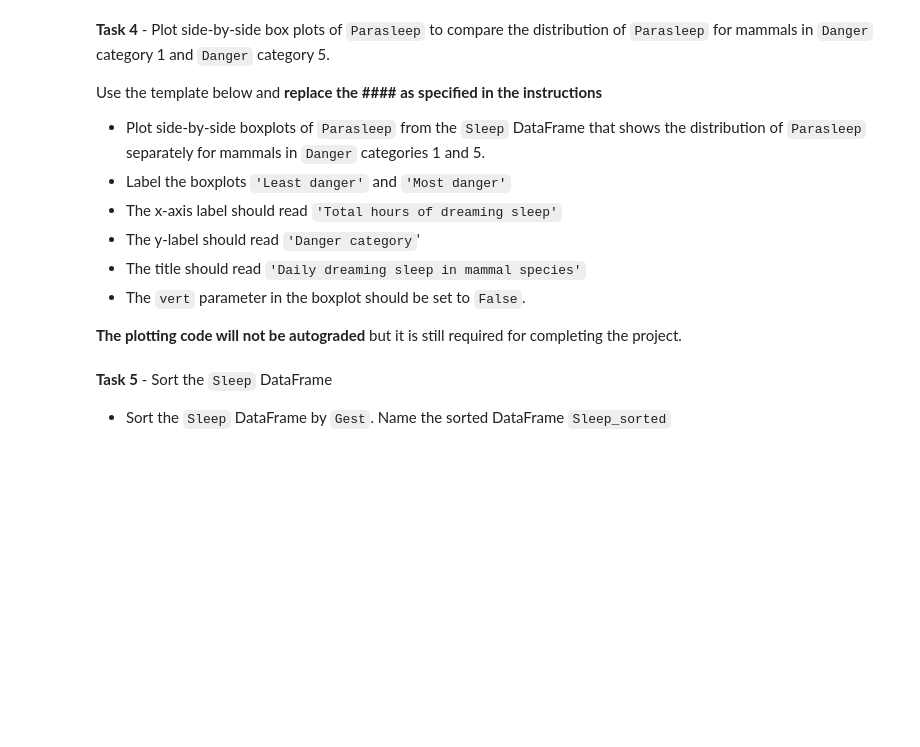
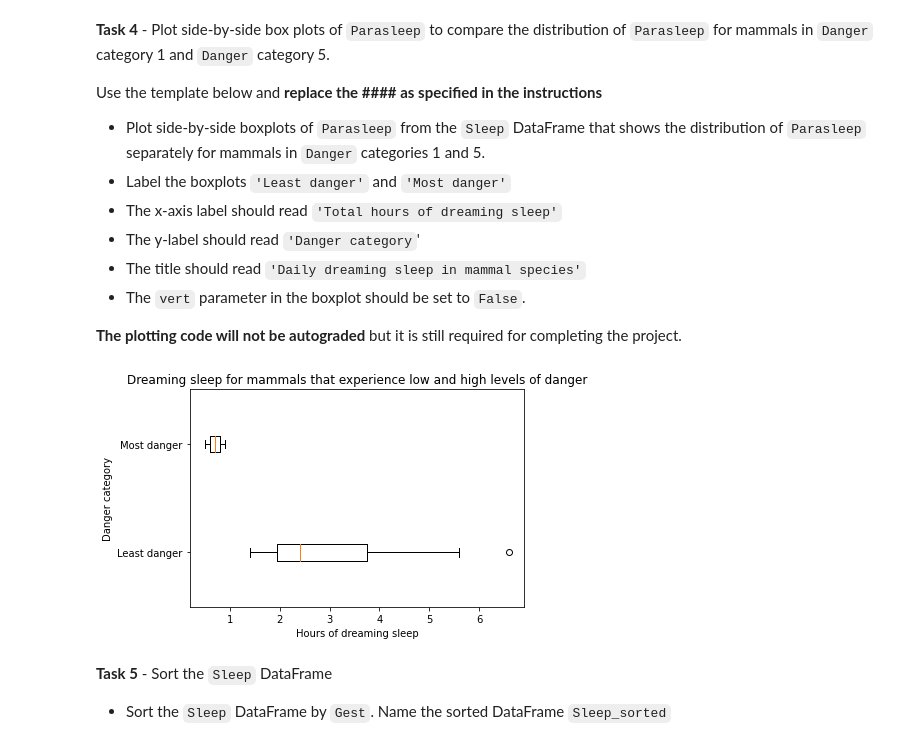
Before and after one commit to write2nk/DS-Unit-1-Sprint-1-Data-Wrangling-and-Storytelling, a Jupyter notebook: module4-make-explanatory-visualizations/LS_DS_114_Make_Explanatory_Visualizations_Assignment_AG.ipynb, the cells around one changed output. Drawn from its saved outputs; the diff is of its cells as text; code cells hidden in the pictures; blank space fills up the shorter version.

```diff
--- a/module4-make-explanatory-visualizations/LS_DS_114_Make_Explanatory_Visualizations_Assignment_AG.ipynb
+++ b/module4-make-explanatory-visualizations/LS_DS_114_Make_Explanatory_Visualizations_Assignment_AG.ipynb
@@ -127,9 +127,8 @@ plt.show()
 
 # YOUR CODE HERE
 #raise NotImplementedError()
-Danger_1 = Sleep[Sleep['Danger'] == 1]
-Danger_5 = Sleep[Sleep['Danger'] == 5]
+Danger_1 = pd.DataFrame(Sleep[Sleep['Danger'] == 1])
+Danger_5 = pd.DataFrame(Sleep[Sleep['Danger'] == 5])
 # View your DataFrames
-print(Danger_1.head())
-print(Danger_5.head())
+Danger_1.head()
 # %% [output]
@@ -172,19 +170,21 @@ Use the template below and **replace the #### as specified in the instructions**
 # %%
 # Task 4 - Plotting
 
 # UNCOMMENT the code lines to complete the Task
 
 fig, ax = plt.subplots()
 
 # Plot the side-by-side boxplots
-ax.boxplot(Danger_1['Parasleep'], Danger_5['Parasleep']], labels=['Least danger','Most danger'], vert = False)
+ax.boxplot([Danger_1['Parasleep'], Danger_5['Parasleep']], labels=['Least danger','Most danger'], vert = False)
 
 # Label the figure
 ax.set_xlabel('Hours of dreaming sleep')
-#ax.set_ylabel('Danger category')
-#ax.set_title('Dreaming sleep for mammals that experience low and high levels of danger')
+ax.set_ylabel('Danger category')
+ax.set_title('Dreaming sleep for mammals that experience low and high levels of danger')
 
 plt.show()
+# %% [output]
+[figure, added]
 # %%
 # Task 4 SOLUTION
 
```
Also changed, not shown: parts of 12 cells of this notebook.
